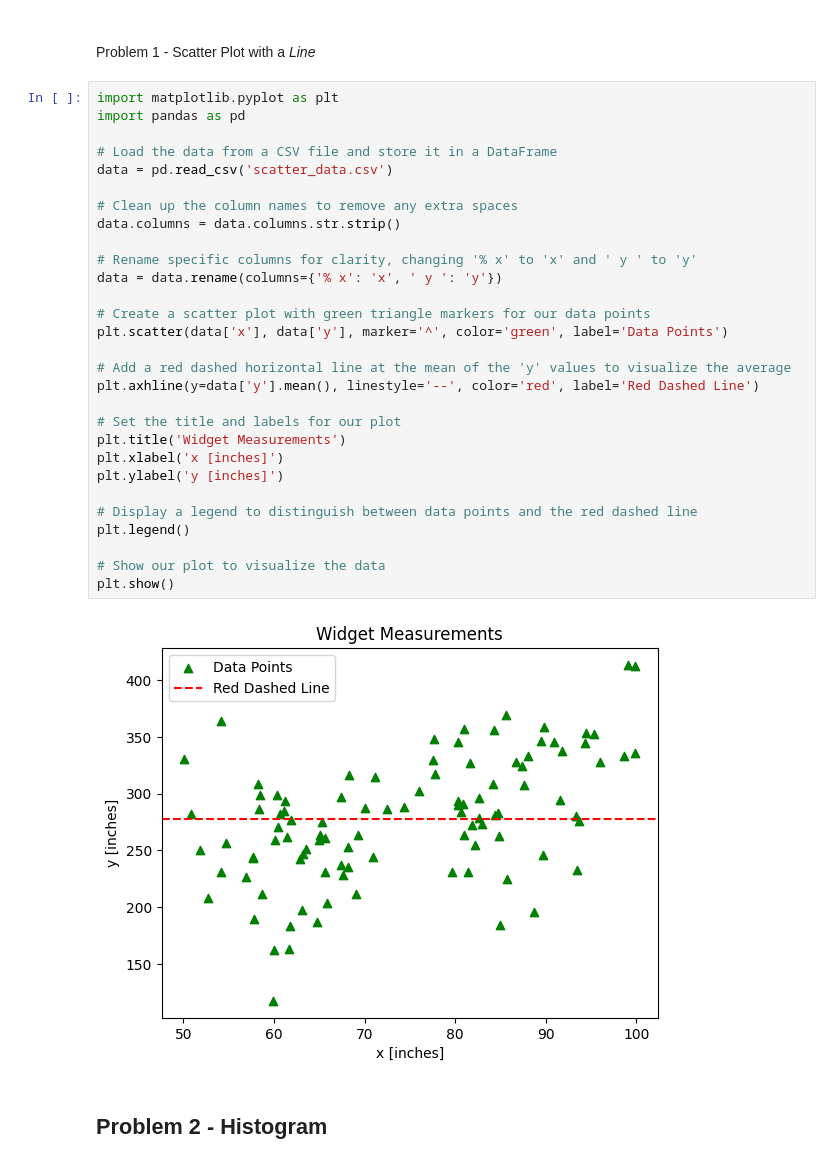
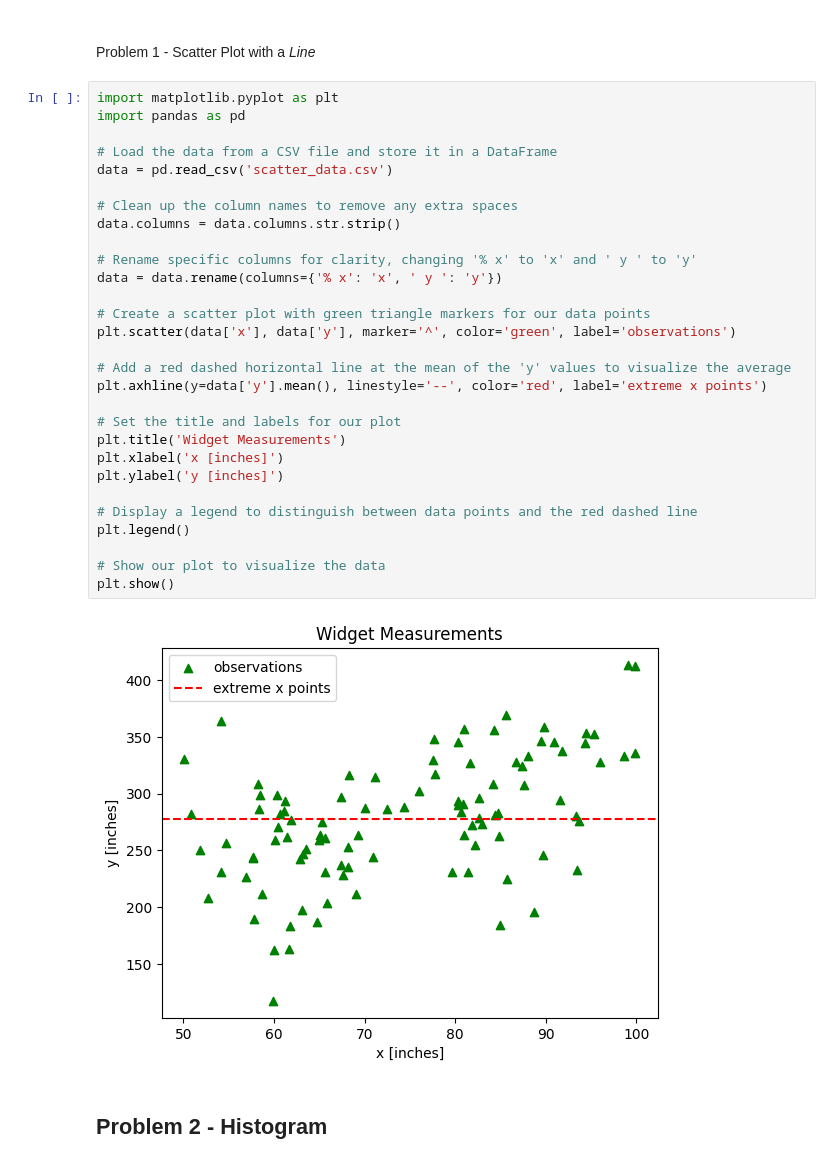
Before and after one commit to IE-555/homework4-madhukar-ub, a Jupyter notebook: mdoppala_hw4.ipynb, the cells around one changed output. Drawn from its saved outputs; the diff is of its cells as text.

```diff
--- a/mdoppala_hw4.ipynb
+++ b/mdoppala_hw4.ipynb
@@ -9,34 +9,34 @@
 # %%
 import matplotlib.pyplot as plt
 import pandas as pd
 
 # Load the data from a CSV file and store it in a DataFrame
 data = pd.read_csv('scatter_data.csv')
 
 # Clean up the column names to remove any extra spaces
 data.columns = data.columns.str.strip()
 
 # Rename specific columns for clarity, changing '% x' to 'x' and ' y ' to 'y'
 data = data.rename(columns={'% x': 'x', ' y ': 'y'})
 
 # Create a scatter plot with green triangle markers for our data points
-plt.scatter(data['x'], data['y'], marker='^', color='green', label='Data Points')
+plt.scatter(data['x'], data['y'], marker='^', color='green', label='observations')
 
 # Add a red dashed horizontal line at the mean of the 'y' values to visualize the average
-plt.axhline(y=data['y'].mean(), linestyle='--', color='red', label='Red Dashed Line')
+plt.axhline(y=data['y'].mean(), linestyle='--', color='red', label='extreme x points')
 
 # Set the title and labels for our plot
 plt.title('Widget Measurements')
 plt.xlabel('x [inches]')
 plt.ylabel('y [inches]')
 
 # Display a legend to distinguish between data points and the red dashed line
 plt.legend()
 
 # Show our plot to visualize the data
 plt.show()
 # %% [output]
-[figure, old version]
+[figure, new version]
 # %% [markdown]
 ## Problem 2 - Histogram
 # %%
```
